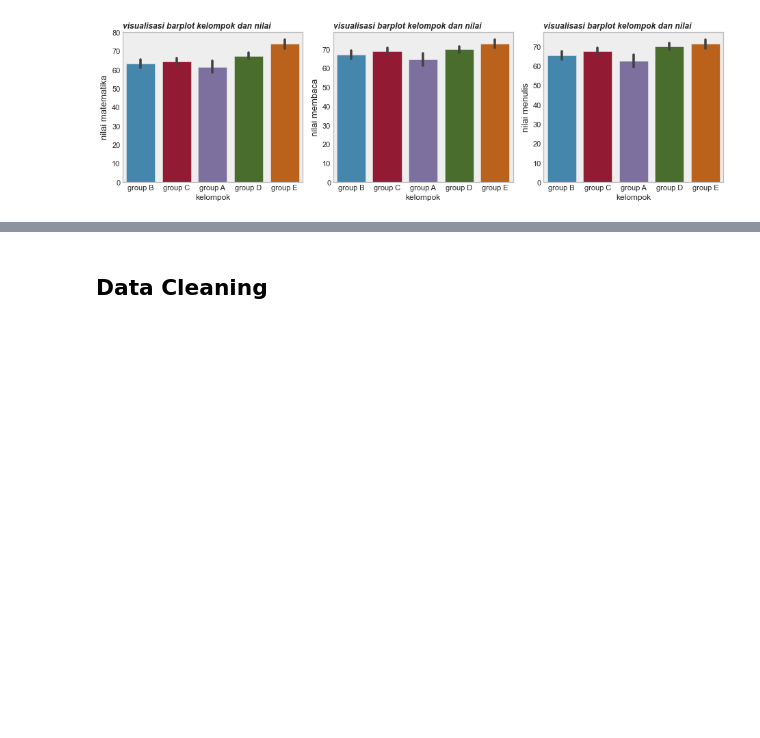
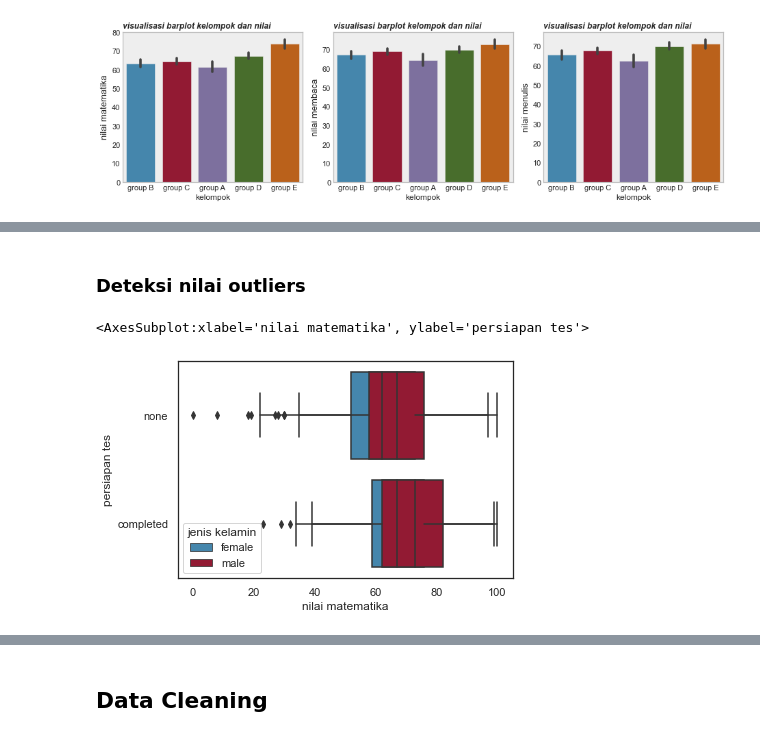
Before and after one commit to AlanFirdaus13/Implementation-student-performance-with-linear-regression-algorithm, a Jupyter notebook: implementation student performance with linear regression algorithm python .ipynb, the cells around one changed output, grey strips where cells are left out. Drawn from its saved outputs; the diff is of its cells as text; code cells hidden in the pictures; blank space fills up the shorter version.

```diff
--- a/implementation student performance with linear regression algorithm python .ipynb
+++ b/implementation student performance with linear regression algorithm python .ipynb
@@ -535,0 +536,7 @@ data_siswa.head(10)
+# %% [markdown]
+###  Deteksi nilai outliers
+# %%
+sns.boxplot(data = data_siswa, x = "nilai matematika", y = "persiapan tes", hue="jenis kelamin", dodge=False)
+# %% [output]
+<AxesSubplot:xlabel='nilai matematika', ylabel='persiapan tes'>
+[figure, added]
```
Also changed, not shown: parts of 26 cells of this notebook.
